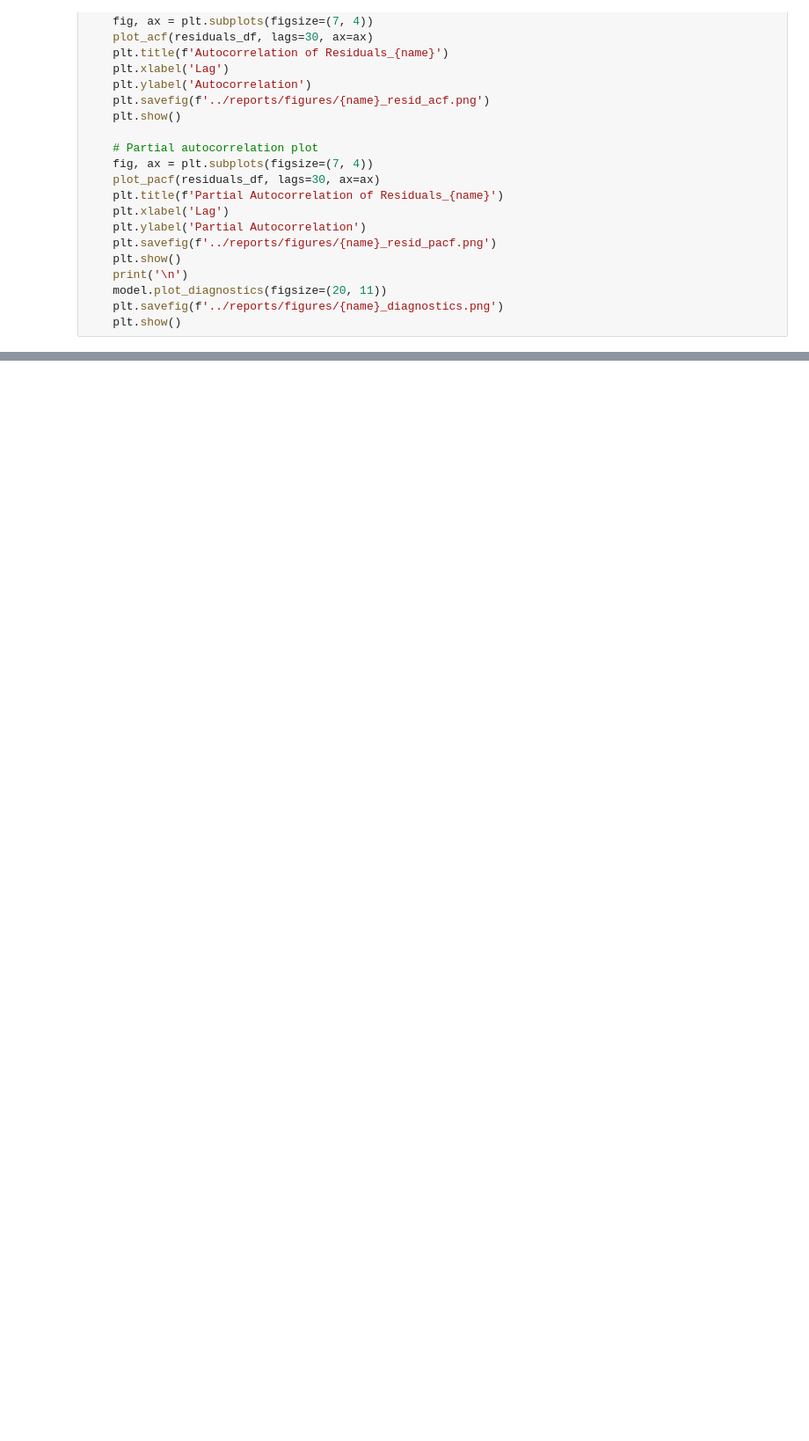
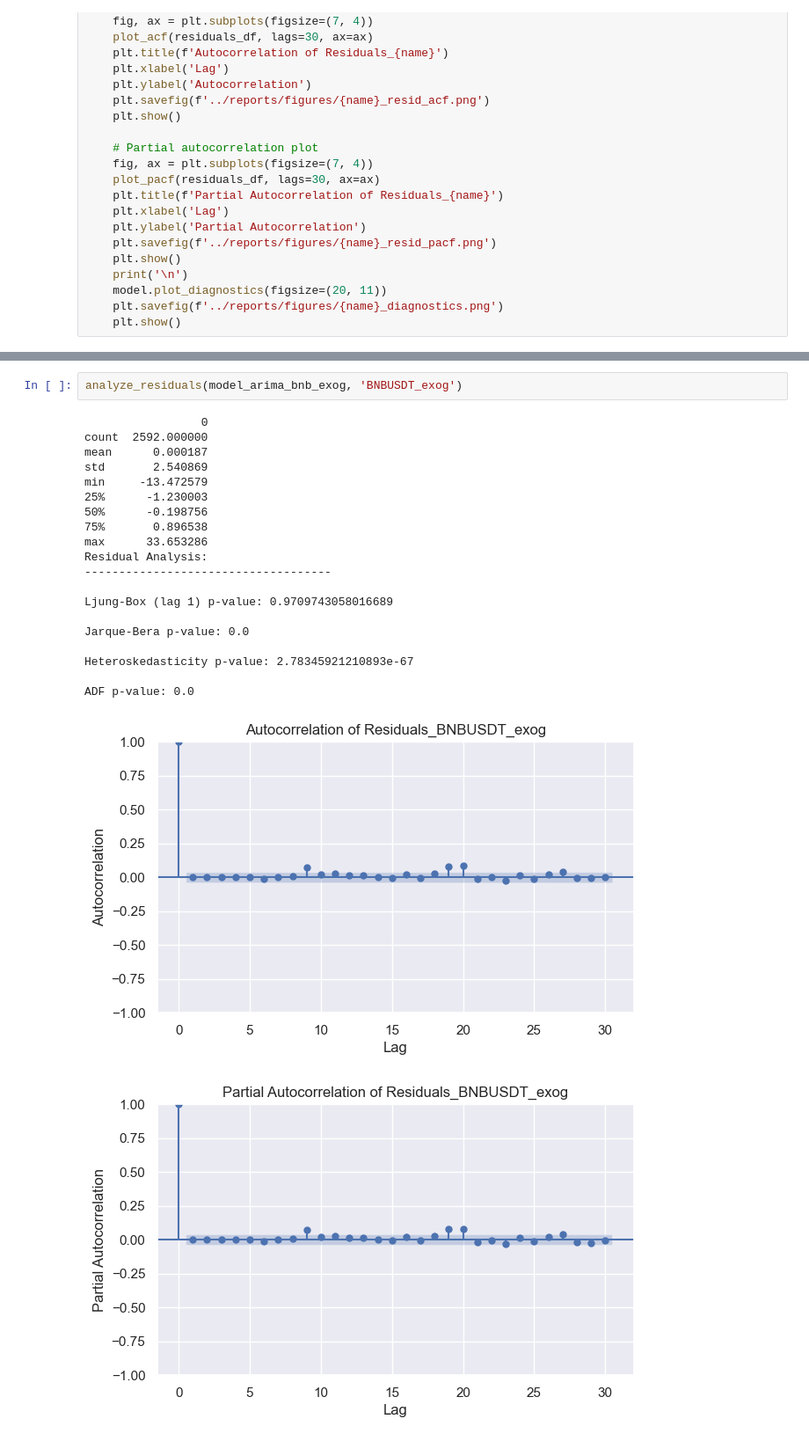
Before and after one commit to kings-data-quest/Crypto_time_series_analysis, a Jupyter notebook: notebooks/3.0-prof-data-modeling.ipynb, the cells around one changed output, grey strips where cells are left out. Shown at 88% size. Drawn from its saved outputs; the diff is of its cells as text; blank space fills up the shorter version.

```diff
--- a/notebooks/3.0-prof-data-modeling.ipynb
+++ b/notebooks/3.0-prof-data-modeling.ipynb
@@ -155,3 +179,27 @@ Covariance Type:                  opg
 
 Warnings:
 [1] Covariance matrix calculated using the outer product of gradients (complex-step).
+# %%
+analyze_residuals(model_arima_bnb_exog, 'BNBUSDT_exog')
+# %% [output]
+                 0
+count  2592.000000
+mean      0.000187
+std       2.540869
+min     -13.472579
+25%      -1.230003
+50%      -0.198756
+75%       0.896538
+max      33.653286
+Residual Analysis:
+------------------------------------
+
+Ljung-Box (lag 1) p-value: 0.9709743058016689
+
+Jarque-Bera p-value: 0.0
+
+Heteroskedasticity p-value: 2.78345921210893e-67
+
+ADF p-value: 0.0
+[figure, added]
+[figure, added]
```
Also changed, not shown: parts of 18 cells of this notebook, 22 other files.
